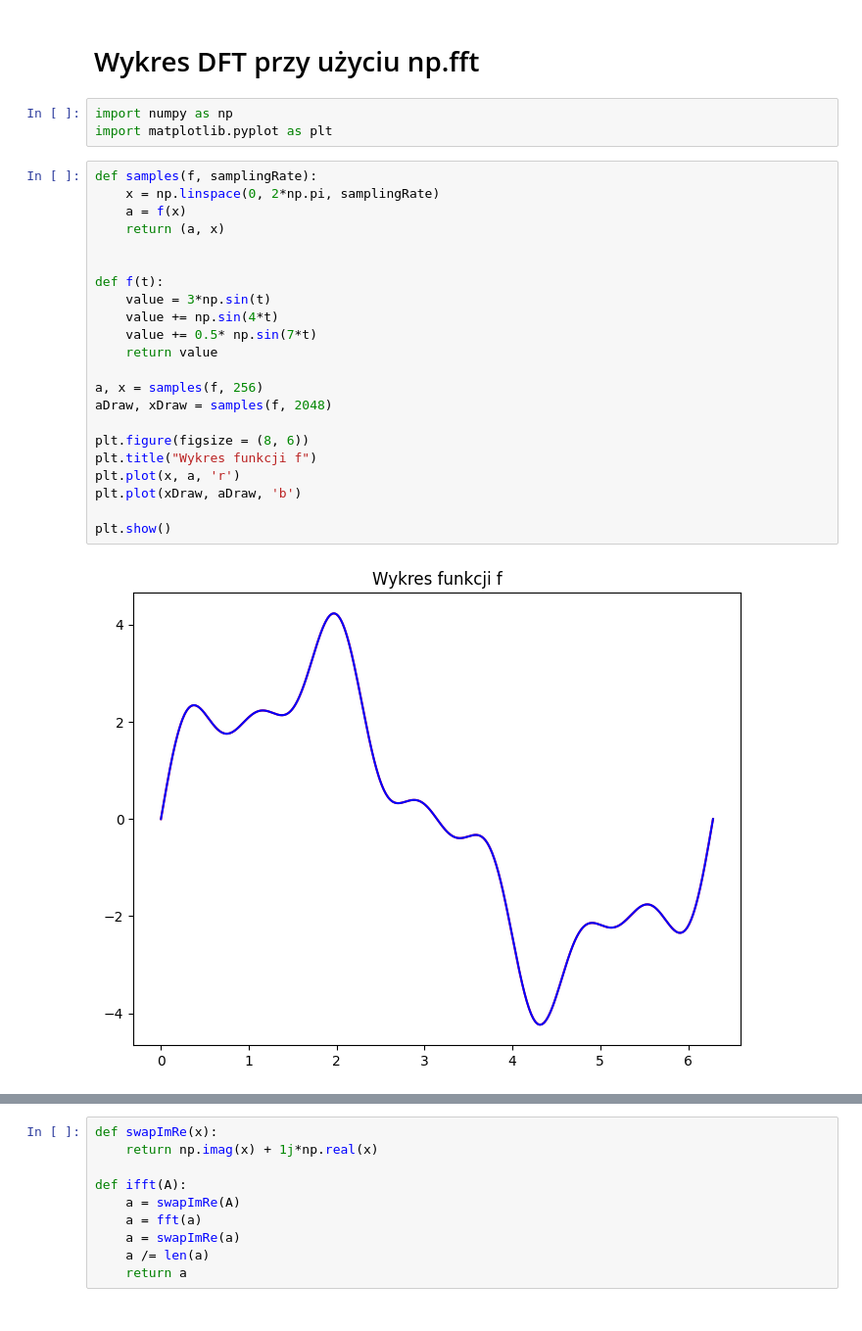
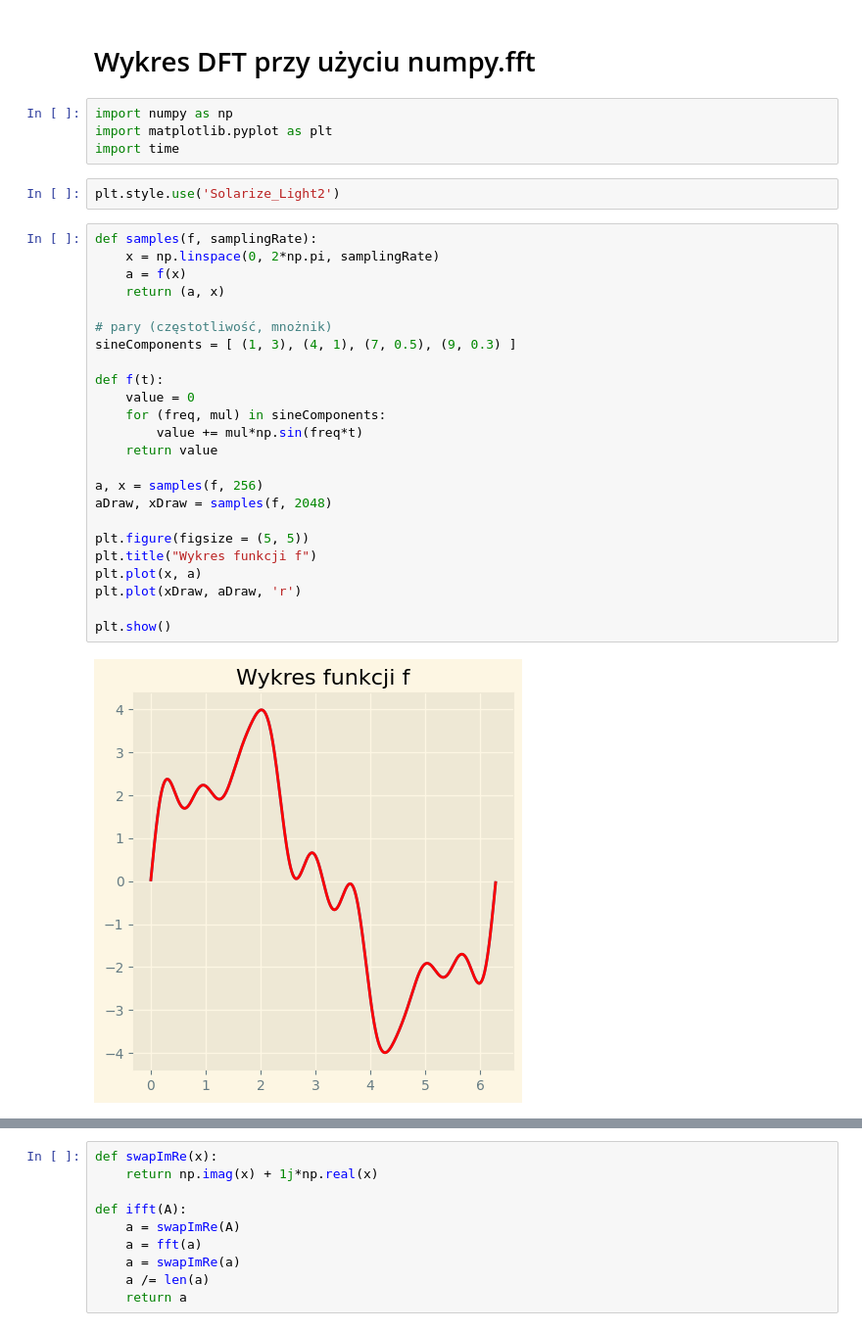
Before and after one commit to 5arcoramphu5/FastFourierTransform, a Jupyter notebook: eksperymenty.ipynb, the cells around one changed output, grey strips where cells are left out. Shown at 98% size. Cells and saved outputs as stored; diff of their text form.

```diff
--- a/eksperymenty.ipynb
+++ b/eksperymenty.ipynb
@@ -1,32 +1,37 @@
 # %% [markdown]
-# Wykres DFT przy użyciu np.fft
+# Wykres DFT przy użyciu numpy.fft
 # %%
 import numpy as np
 import matplotlib.pyplot as plt
+import time
+# %%
+plt.style.use('Solarize_Light2')
 # %%
 def samples(f, samplingRate):
     x = np.linspace(0, 2*np.pi, samplingRate)
     a = f(x)
     return (a, x)
 
+# pary (częstotliwość, mnożnik)
+sineComponents = [ (1, 3), (4, 1), (7, 0.5), (9, 0.3) ]
 
 def f(t):
-    value = 3*np.sin(t)
-    value += np.sin(4*t)
-    value += 0.5* np.sin(7*t)
+    value = 0
+    for (freq, mul) in sineComponents:
+        value += mul*np.sin(freq*t)
     return value
 
 a, x = samples(f, 256)
 aDraw, xDraw = samples(f, 2048)
 
-plt.figure(figsize = (8, 6))
+plt.figure(figsize = (5, 5))
 plt.title("Wykres funkcji f")
-plt.plot(x, a, 'r')
-plt.plot(xDraw, aDraw, 'b')
+plt.plot(x, a)
+plt.plot(xDraw, aDraw, 'r')
 
 plt.show()
 # %% [output]
-[figure, old version]
+[figure, new version]
 # %%
 A = np.fft.fft(a)
 freq = np.arange(len(a))
```
Also changed, not shown: parts of 9 cells of this notebook.
